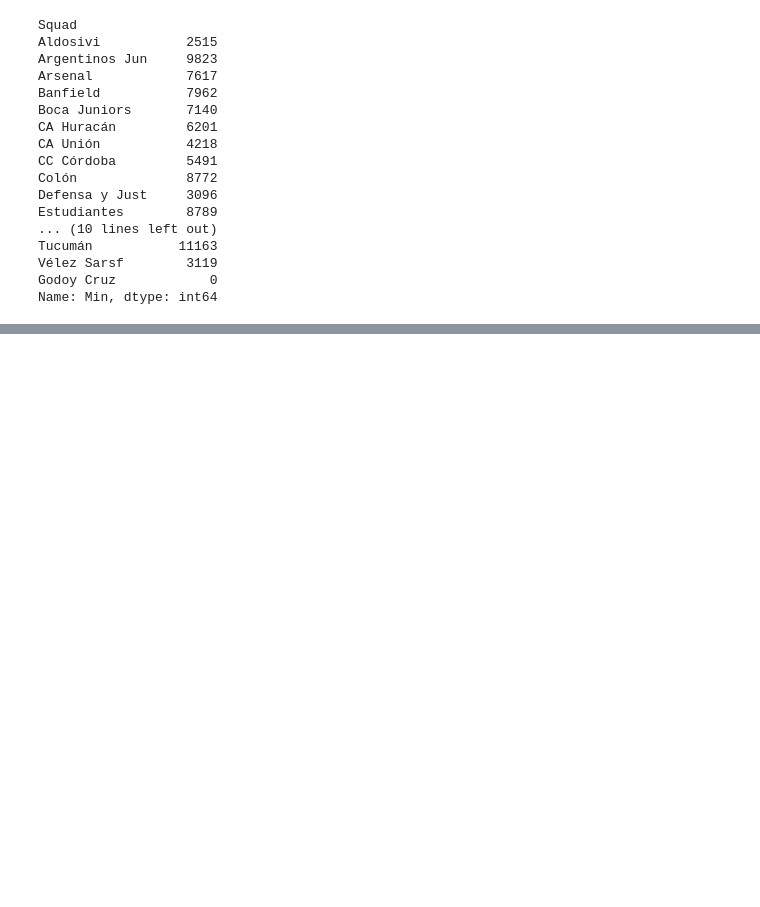
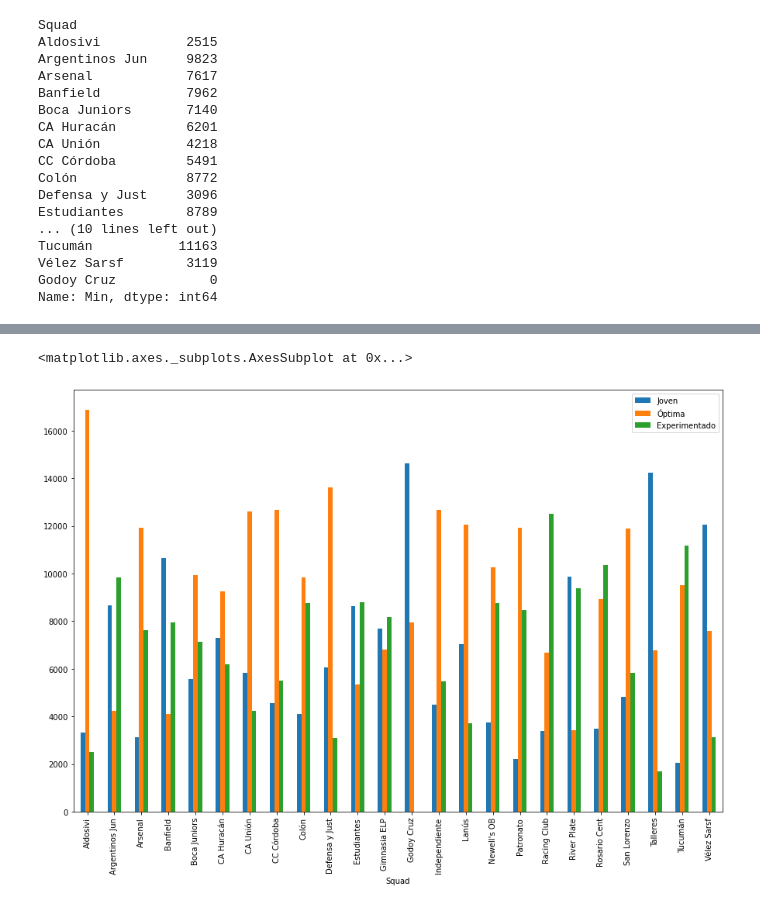
Before and after one commit to rcammi/TimePlayed_Superliga, a Jupyter notebook: analyze_data.ipynb, the cells around one changed output, grey strips where cells are left out. Drawn from its saved outputs; the diff is of its cells as text; code cells hidden in the pictures; blank space fills up the shorter version.

```diff
--- a/analyze_data.ipynb
+++ b/analyze_data.ipynb
@@ -247,0 +260,6 @@ graph
+# %%
+#plot graph
+graph.iloc[0:25].plot.bar(y=['Joven','Óptima','Experimentado'],figsize=(15,10))
+# %% [output]
+<matplotlib.axes._subplots.AxesSubplot at 0x...>
+[figure, added]
```
Also changed, not shown: parts of 4 cells of this notebook.
